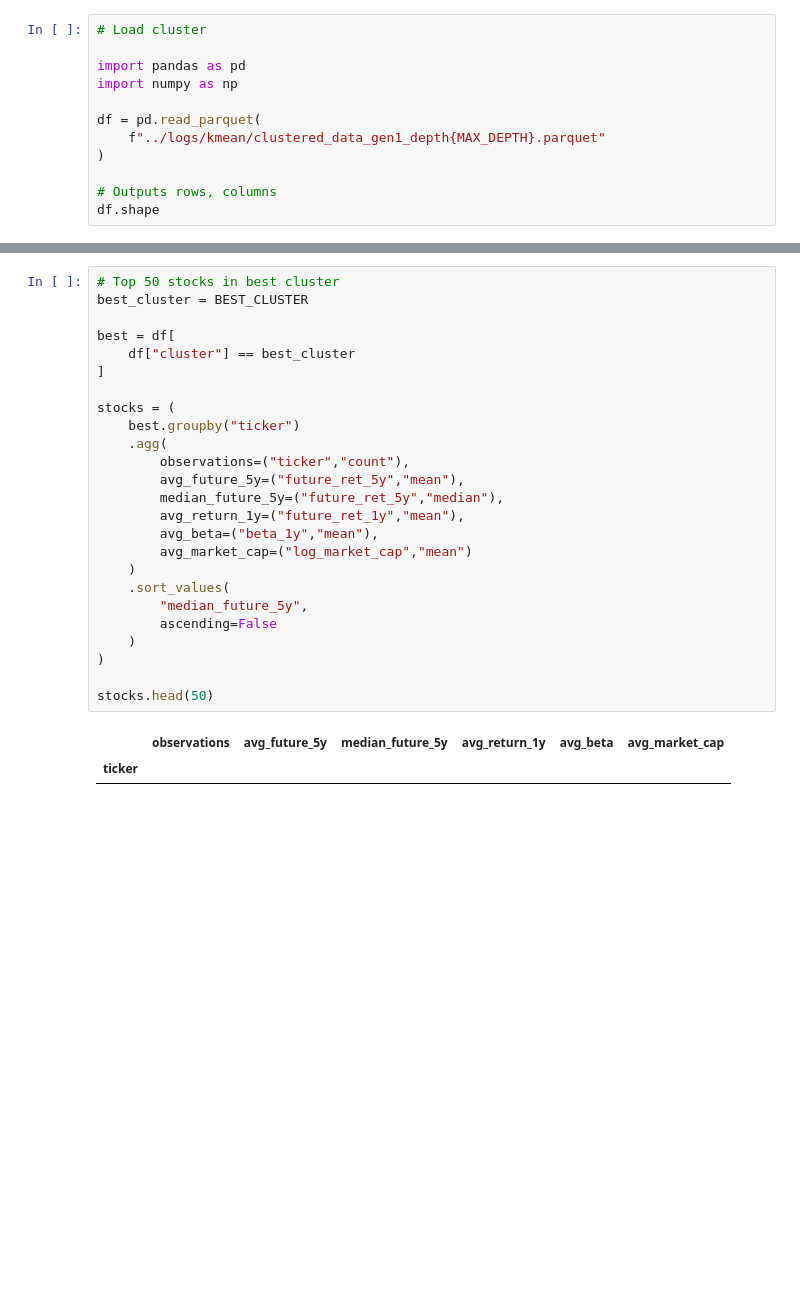
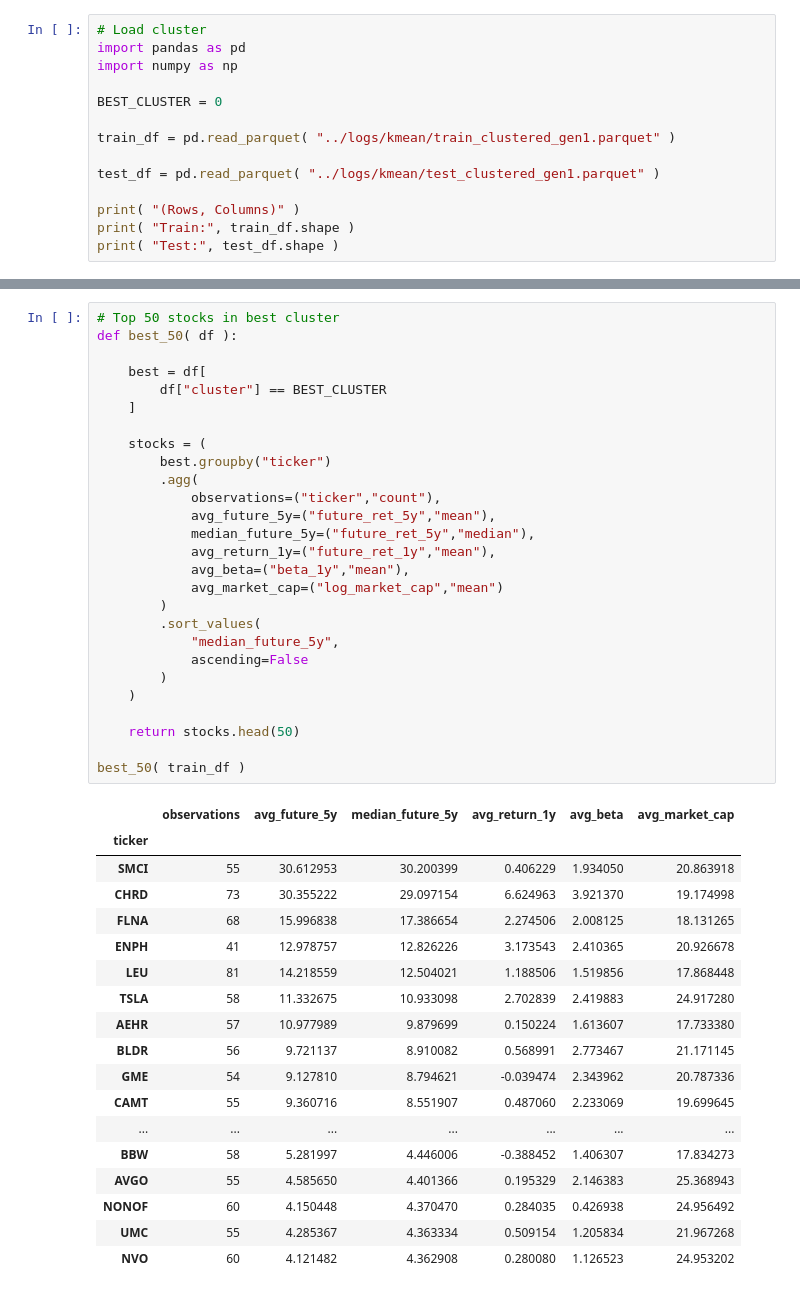
Before and after one commit to CaptainCaswell/COMP440-FinData, a Jupyter notebook: notebooks/kmean_clusters_analysis.ipynb, the cells around one changed output, grey strips where cells are left out. Drawn from its saved outputs; the diff is of its cells as text; blank space fills up the shorter version.

```diff
--- a/notebooks/kmean_clusters_analysis.ipynb
+++ b/notebooks/kmean_clusters_analysis.ipynb
@@ -4,13 +1,15 @@ MAX_DEPTH = 2
 # %%
 # Load cluster
-
 import pandas as pd
 import numpy as np
 
-df = pd.read_parquet(
-    f"../logs/kmean/clustered_data_gen1_depth{MAX_DEPTH}.parquet"
-)
+BEST_CLUSTER = 0
 
-# Outputs rows, columns
-df.shape
+train_df = pd.read_parquet( "../logs/kmean/train_clustered_gen1.parquet" )
+
+test_df = pd.read_parquet( "../logs/kmean/test_clustered_gen1.parquet" )
+
+print( "(Rows, Columns)" )
+print( "Train:", train_df.shape )
+print( "Test:", test_df.shape )
 # %% [output]
@@ -155,28 +224,46 @@ cluster_performance.sort_values("median_5y", ascending=False)
 # %%
 # Top 50 stocks in best cluster
-best_cluster = BEST_CLUSTER
+def best_50( df ):
 
-best = df[
-    df["cluster"] == best_cluster
-]
+    best = df[
+        df["cluster"] == BEST_CLUSTER
+    ]
 
-stocks = (
-    best.groupby("ticker")
-    .agg(
-        observations=("ticker","count"),
-        avg_future_5y=("future_ret_5y","mean"),
-        median_future_5y=("future_ret_5y","median"),
-        avg_return_1y=("future_ret_1y","mean"),
-        avg_beta=("beta_1y","mean"),
-        avg_market_cap=("log_market_cap","mean")
+    stocks = (
+        best.groupby("ticker")
+        .agg(
+            observations=("ticker","count"),
+            avg_future_5y=("future_ret_5y","mean"),
+            median_future_5y=("future_ret_5y","median"),
+            avg_return_1y=("future_ret_1y","mean"),
+            avg_beta=("beta_1y","mean"),
+            avg_market_cap=("log_market_cap","mean")
+        )
+        .sort_values(
+            "median_future_5y",
+            ascending=False
+        )
     )
-    .sort_values(
-        "median_future_5y",
-        ascending=False
-    )
-)
 
-stocks.head(50)
+    return stocks.head(50)
+
+best_50( train_df )
 # %% [output]
 |  | observations | avg_future_5y | median_future_5y | avg_return_1y | avg_beta | avg_market_cap |
 | ticker |  |  |  |  |  |  |
+| SMCI | 55 | 30.612953 | 30.200399 | 0.406229 | 1.934050 | 20.863918 |
+| CHRD | 73 | 30.355222 | 29.097154 | 6.624963 | 3.921370 | 19.174998 |
+| FLNA | 68 | 15.996838 | 17.386654 | 2.274506 | 2.008125 | 18.131265 |
+| ENPH | 41 | 12.978757 | 12.826226 | 3.173543 | 2.410365 | 20.926678 |
+| LEU | 81 | 14.218559 | 12.504021 | 1.188506 | 1.519856 | 17.868448 |
+| TSLA | 58 | 11.332675 | 10.933098 | 2.702839 | 2.419883 | 24.917280 |
+| AEHR | 57 | 10.977989 | 9.879699 | 0.150224 | 1.613607 | 17.733380 |
+| BLDR | 56 | 9.721137 | 8.910082 | 0.568991 | 2.773467 | 21.171145 |
+| GME | 54 | 9.127810 | 8.794621 | -0.039474 | 2.343962 | 20.787336 |
+| CAMT | 55 | 9.360716 | 8.551907 | 0.487060 | 2.233069 | 19.699645 |
+| ... | ... | ... | ... | ... | ... | ... |
+| BBW | 58 | 5.281997 | 4.446006 | -0.388452 | 1.406307 | 17.834273 |
+| AVGO | 55 | 4.585650 | 4.401366 | 0.195329 | 2.146383 | 25.368943 |
+| NONOF | 60 | 4.150448 | 4.370470 | 0.284035 | 0.426938 | 24.956492 |
+| UMC | 55 | 4.285367 | 4.363334 | 0.509154 | 1.205834 | 21.967268 |
+| NVO | 60 | 4.121482 | 4.362908 | 0.280080 | 1.126523 | 24.953202 |
```
Also changed, not shown: parts of 11 cells of this notebook, 1 other file.
